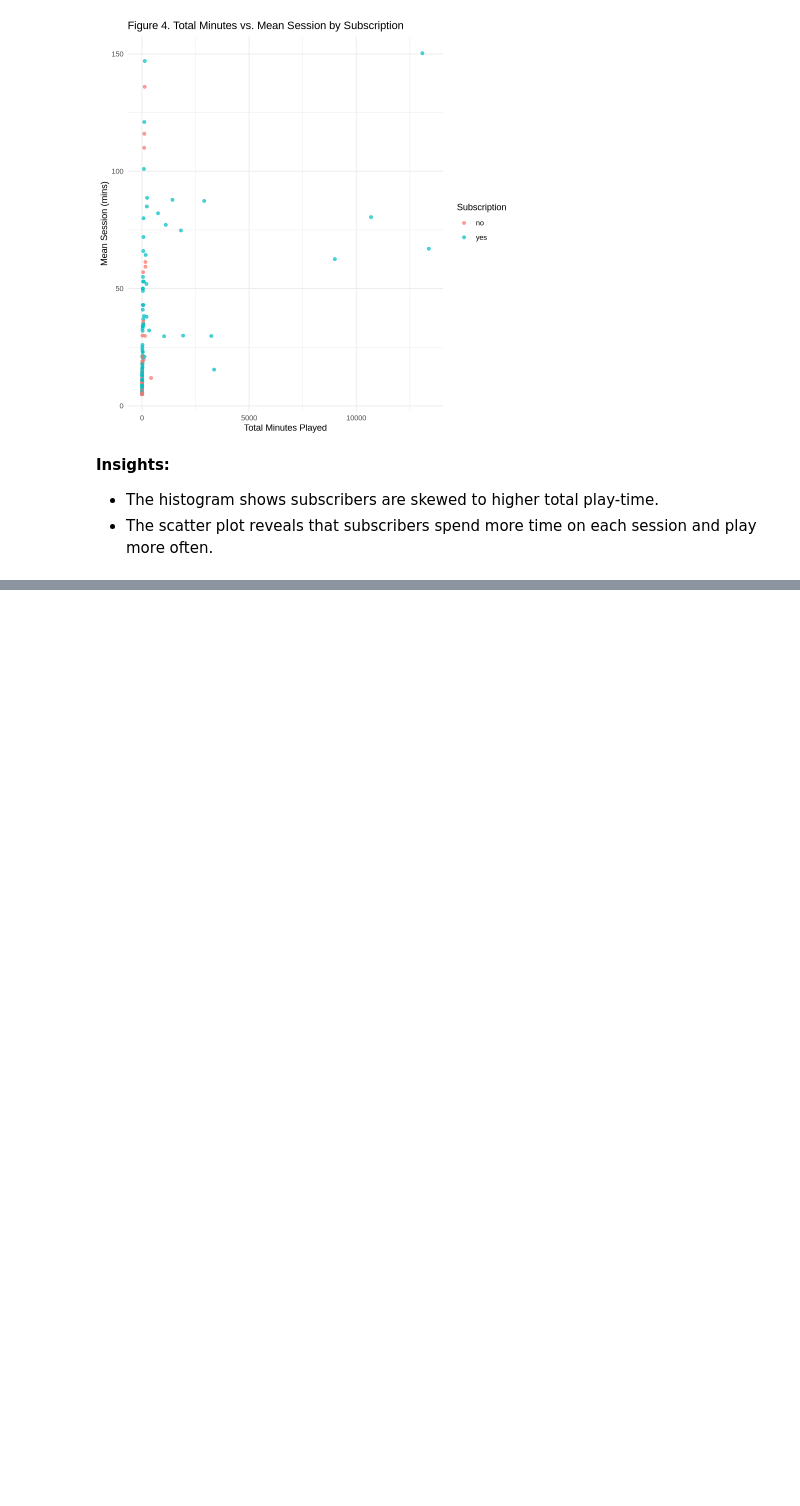
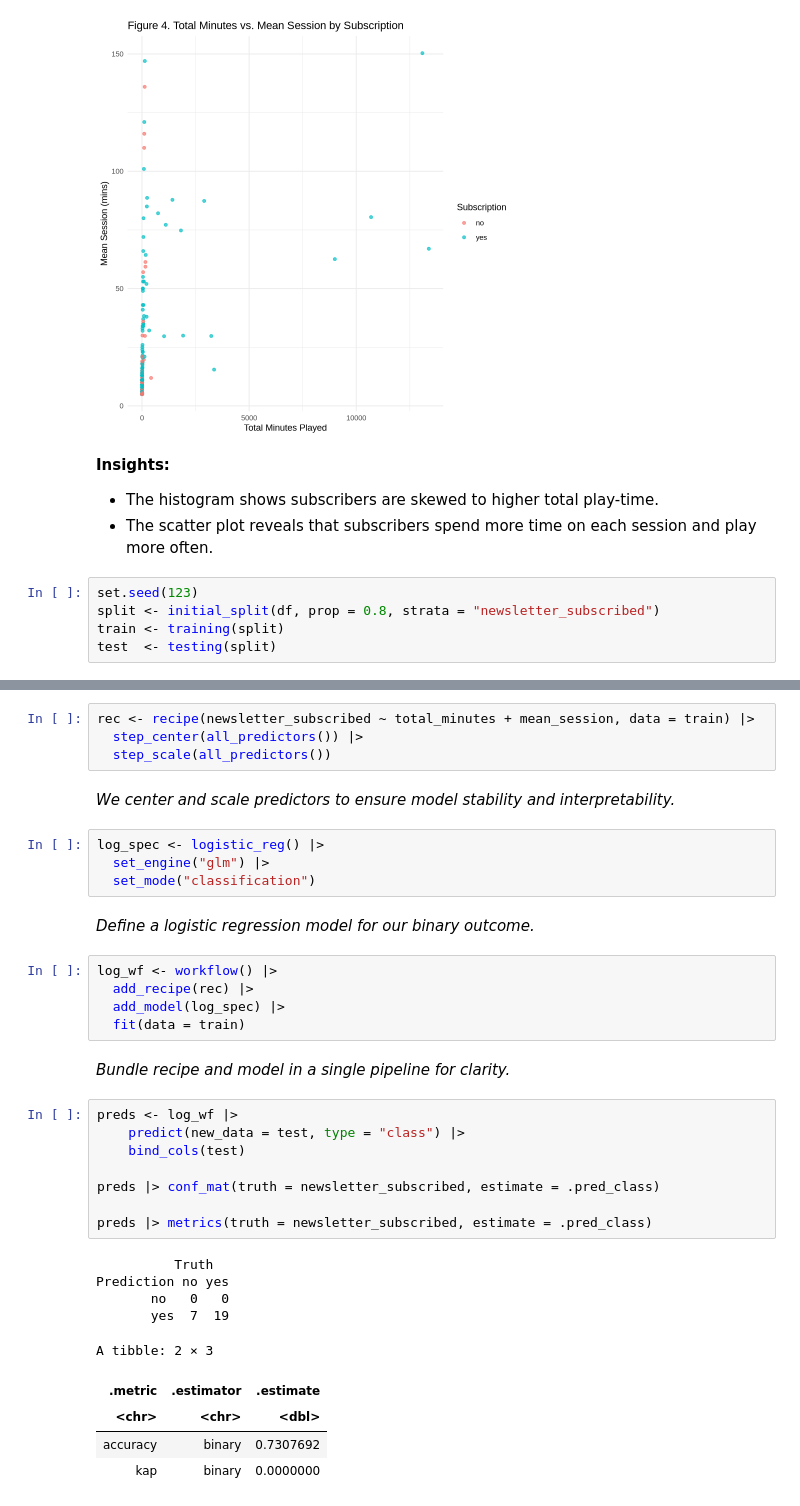
Before and after one commit to smirsham/DSCI-100-Project_Sina, a Jupyter notebook: Project_Code.ipynb, the cells around one changed output, grey strips where cells are left out. Cells and saved outputs as stored; diff of their text form; blank space fills up the shorter version.

Commit message:
Predicting
Split the data

created recipe

created model

created workflow

made predictions

```diff
--- a/Project_Code.ipynb
+++ b/Project_Code.ipynb
@@ -236,3 +236,8 @@ timeplayed_mean
 **Insights:**
 - The histogram shows subscribers are skewed to higher total play-time.
 - The scatter plot reveals that subscribers spend more time on each session and play more often.
+# %%
+set.seed(123)
+split <- initial_split(df, prop = 0.8, strata = "newsletter_subscribed")
+train <- training(split)
+test  <- testing(split)
@@ -238,0 +246,37 @@ timeplayed_mean
+# %%
+rec <- recipe(newsletter_subscribed ~ total_minutes + mean_session, data = train) |>
+  step_center(all_predictors()) |>
+  step_scale(all_predictors())
+# %% [markdown]
+*We center and scale predictors to ensure model stability and interpretability.*
+# %%
+log_spec <- logistic_reg() |>
+  set_engine("glm") |>
+  set_mode("classification")
+# %% [markdown]
+*Define a logistic regression model for our binary outcome.*
+# %%
+log_wf <- workflow() |>
+  add_recipe(rec) |>
+  add_model(log_spec) |>
+  fit(data = train)
+# %% [markdown]
+*Bundle recipe and model in a single pipeline for clarity.*
+# %%
+preds <- log_wf |>
+    predict(new_data = test, type = "class") |>
+    bind_cols(test)
+
+preds |> conf_mat(truth = newsletter_subscribed, estimate = .pred_class)
+
+preds |> metrics(truth = newsletter_subscribed, estimate = .pred_class)
+# %% [output]
+          Truth
+Prediction no yes
+       no   0   0
+       yes  7  19
+A tibble: 2 × 3
+| .metric | .estimator | .estimate |
+| <chr> | <chr> | <dbl> |
+| accuracy | binary | 0.7307692 |
+| kap | binary | 0.0000000 |
```
Also changed, not shown: parts of 3 cells of this notebook.
